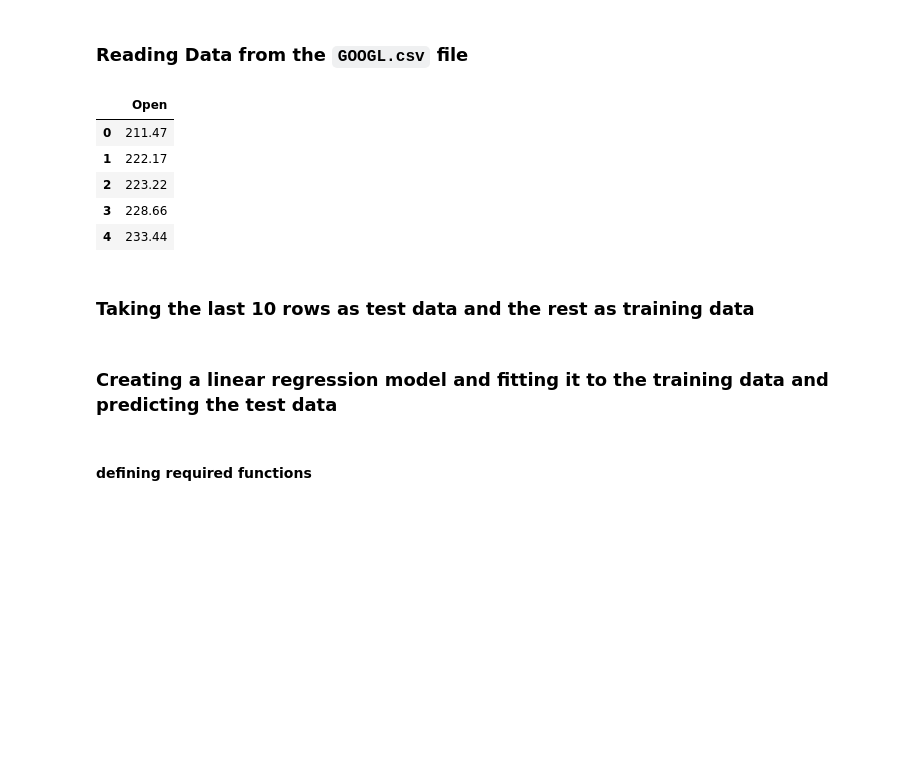
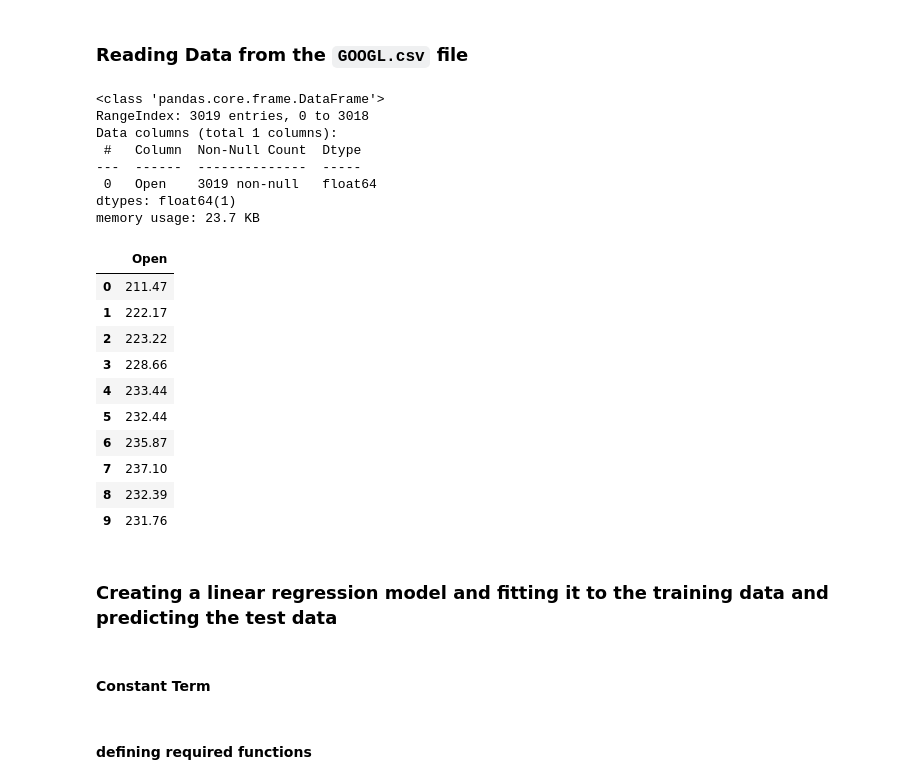
Before and after one commit to FarshidNooshi/Data-Mining, a Jupyter notebook: HW1/notebook 2.ipynb, the cells around one changed output. Saved outputs shown, nothing was run; the diff lists cells and outputs as text; code cells hidden in the pictures; blank space fills up the shorter version.

```diff
--- a/HW1/notebook 2.ipynb
+++ b/HW1/notebook 2.ipynb
@@ -18,13 +18,13 @@ from matplotlib import pyplot as plt
 # Read the data
 df = pd.read_csv('GOOGL.csv', sep=',', usecols=['Open'])
 
-df.head()
+df.info()
 # %% [output]
-|  | Open |
-| 0 | 211.47 |
-| 1 | 222.17 |
-| 2 | 223.22 |
-| 3 | 228.66 |
-| 4 | 233.44 |
+<class 'pandas.core.frame.DataFrame'>
+RangeIndex: 3019 entries, 0 to 3018
+Data columns (total 1 columns):
+ #   Column  Non-Null Count  Dtype
+---  ------  --------------  -----
+ 0   Open    3019 non-null   float64
+dtypes: float64(1)
+memory usage: 23.7 KB
-# %% [markdown]
-### Taking the last 10 rows as test data and the rest as training data
@@ -33,2 +31,18 @@ train, test = df[:-10], df[-10:]
+# %%
+df.head(10)
+# %% [output]
+|  | Open |
+| 0 | 211.47 |
+| 1 | 222.17 |
+| 2 | 223.22 |
+| 3 | 228.66 |
+| 4 | 233.44 |
+| 5 | 232.44 |
+| 6 | 235.87 |
+| 7 | 237.10 |
+| 8 | 232.39 |
+| 9 | 231.76 |
 # %% [markdown]
 ### Creating a linear regression model and fitting it to the training data and predicting the test data
+# %% [markdown]
+#### Constant Term
```
Also changed, not shown: parts of 20 cells of this notebook.
